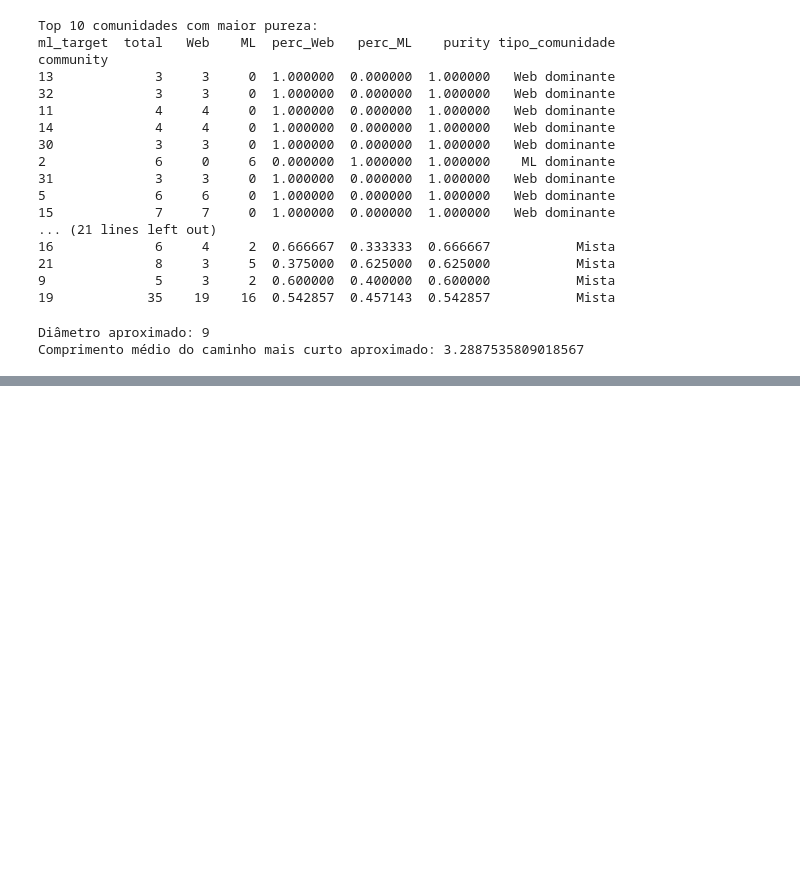
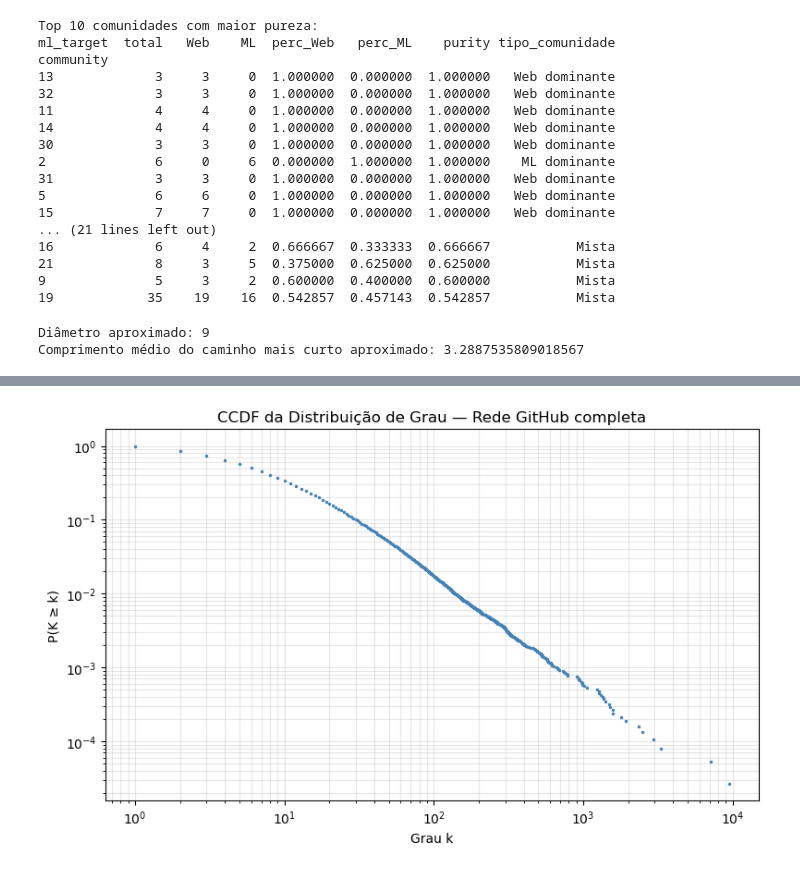
Before and after one commit to rafaelaferr04/Projeto_TeoriadeRedesNeuronais, a Jupyter notebook: NotebookIRN.ipynb, the cells around one changed output, grey strips where cells are left out. Saved outputs shown, nothing was run; the diff lists cells and outputs as text; code cells hidden in the pictures; blank space fills up the shorter version.

```diff
--- a/NotebookIRN.ipynb
+++ b/NotebookIRN.ipynb
@@ -880,0 +1047,27 @@ plt.show()
+# %%
+import matplotlib.pyplot as plt
+import numpy as np
+
+# --- CCDF usando deg_df já calculado ---
+def compute_ccdf(degree_array):
+    deg_sorted = np.sort(degree_array)
+    unique_k   = np.unique(deg_sorted)
+    ccdf       = np.array([np.sum(deg_sorted >= k) for k in unique_k]) / len(deg_sorted)
+    return unique_k, ccdf
+
+# Graus por grupo já estão em deg_df (calculado na célula 29/31)
+k_all, c_all = compute_ccdf(deg_df['degree'].values)
+k_web, c_web = compute_ccdf(deg_df[deg_df['ml_target'] == 0]['degree'].values)
+k_ml,  c_ml  = compute_ccdf(deg_df[deg_df['ml_target'] == 1]['degree'].values)
+# %%
+# CCDF global
+plt.figure(figsize=(8, 5))
+plt.loglog(k_all, c_all, marker='.', linewidth=0, markersize=3, color='steelblue')
+plt.xlabel('Grau k')
+plt.ylabel('P(K ≥ k)')
+plt.title('CCDF da Distribuição de Grau — Rede GitHub completa')
+plt.grid(True, which='both', alpha=0.3)
+plt.tight_layout()
+plt.show()
+# %% [output]
+[figure, added]
```
Also changed, not shown: parts of 33 cells of this notebook, 2 other files.
